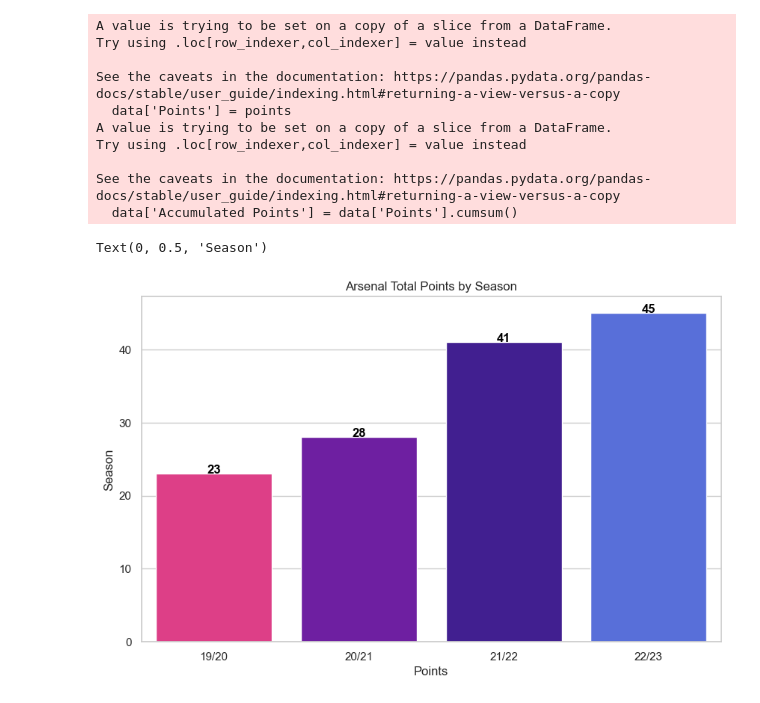
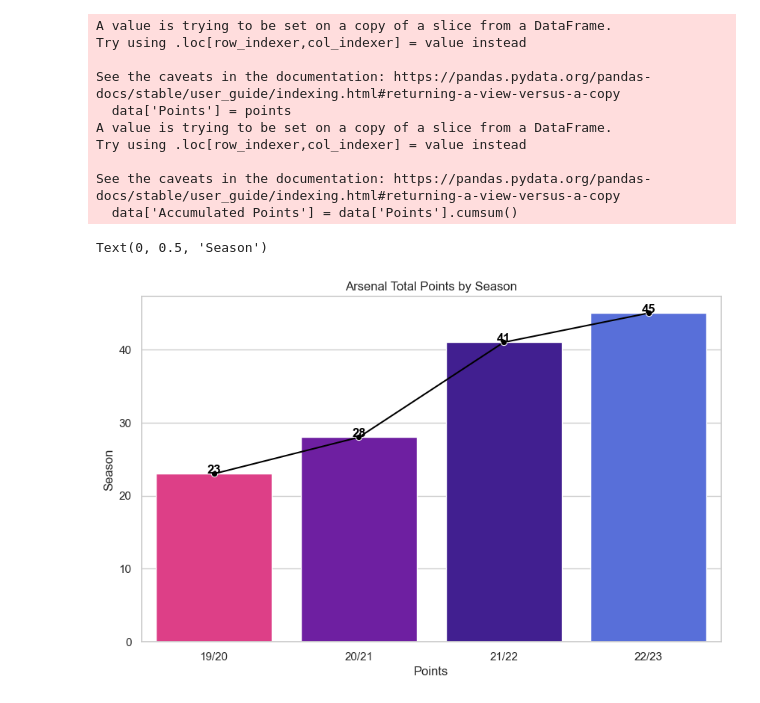
Before and after one commit to Kepler56/sports-blogs, a Jupyter notebook: arsenal-22_23.ipynb, the cells around one changed output. Saved outputs shown, nothing was run; the diff lists cells and outputs as text; code cells hidden in the pictures.

Commit message:
final graphs for blog 2

```diff
--- a/arsenal-22_23.ipynb
+++ b/arsenal-22_23.ipynb
@@ -704,23 +704,24 @@ See the caveats in the documentation: https://pandas.pydata.org/pandas-docs/stab
 # %%
 #Bar graph showing points totals each year
 # Data
 average_points = [data_arsenal_matches_19_20['Points'].sum(), data_arsenal_matches_20_21['Points'].sum(), data_arsenal_matches_21_22['Points'].sum(), data_arsenal_home_22_23['Points'].sum()]
 years = ['19/20', '20/21', '21/22', '22/23']
 
 # Set up the graph
 palette = ["#F72585", "#7209B7", "#3A0CA3", "#4361EE"]
 sns.set(style='whitegrid')
 fig, ax = plt.subplots(figsize=(10, 6))
 
+sns.lineplot(x=years, y=average_points, ax=ax, color='black', marker='o')
 sns.barplot(x=years, y=average_points, ax=ax, palette=palette)
 
 #add labels to each bar
 for i, v in enumerate(average_points):
     ax.text(i, v + 0.5, f'{v:.0f}', ha='center', va='center', fontweight='bold', color='black')
 
 ax.set_title("Arsenal Total Points by Season")
 ax.set_xlabel("Points")
 ax.set_ylabel("Season")
 # %% [output]
 Text(0, 0.5, 'Season')
-[figure, old version]
+[figure, new version]
```
Also changed, not shown: parts of 2 cells of this notebook.
